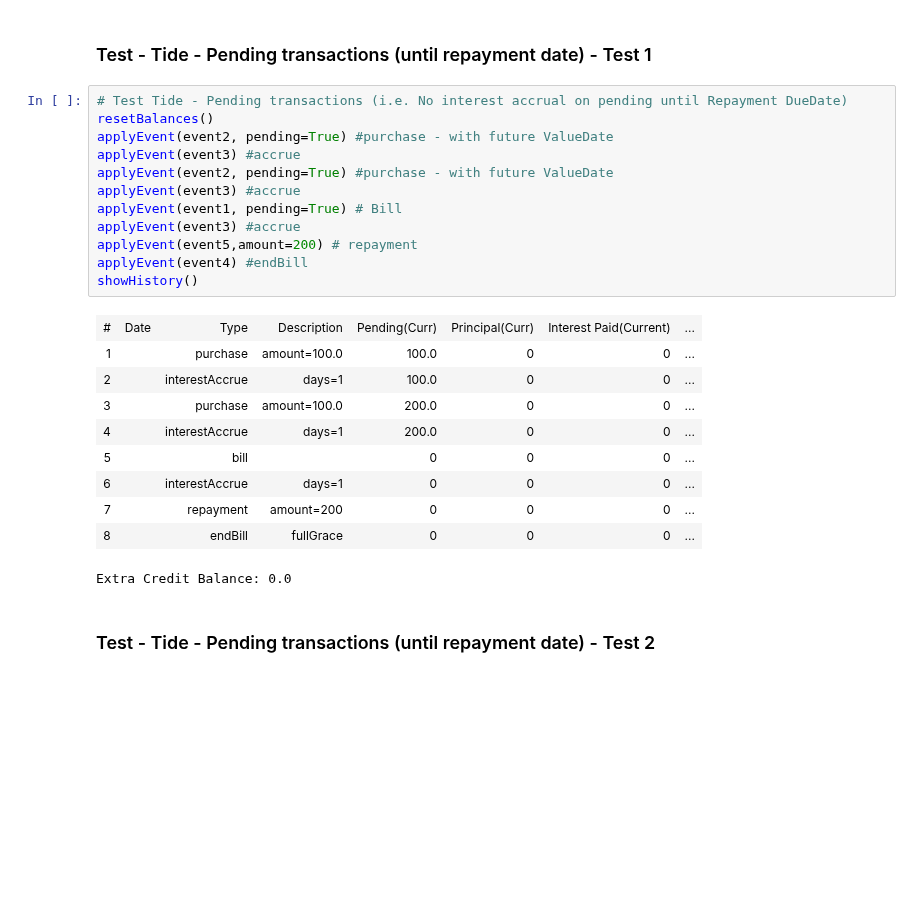
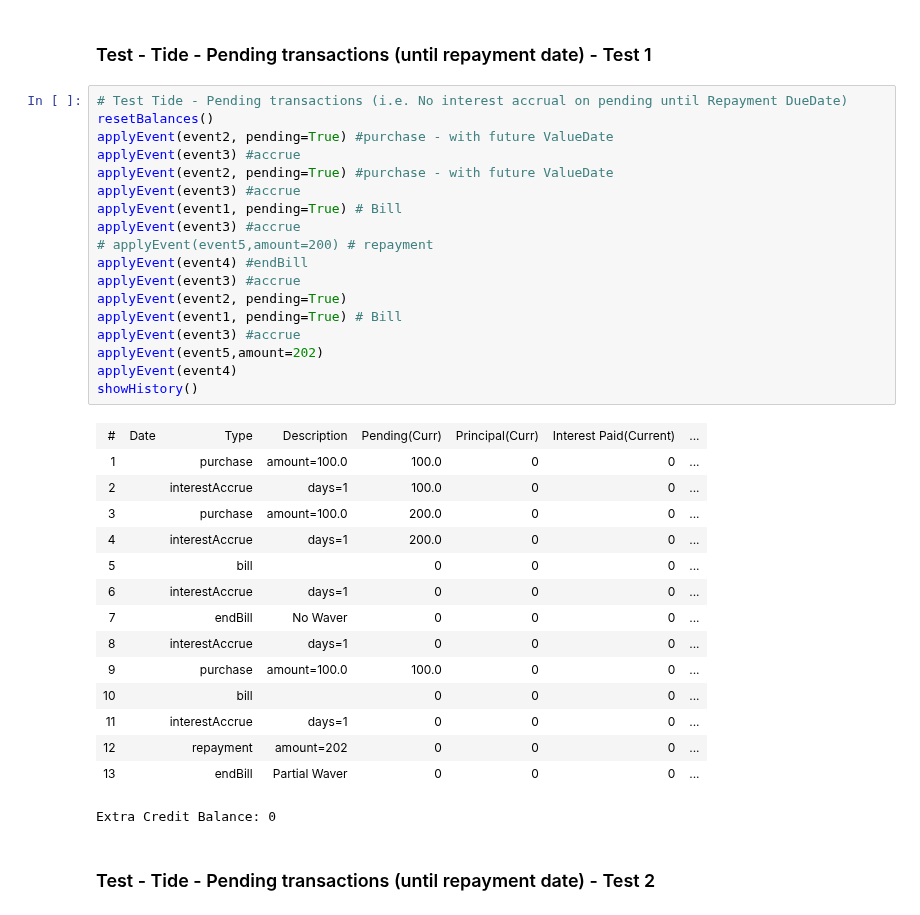
Before and after one commit to mkersh/MambuAPINotebook, a Jupyter notebook: credit-card interest wavering.ipynb, the cells around one changed output. Drawn from its saved outputs; the diff is of its cells as text; blank space fills up the shorter version.

```diff
--- a/credit-card interest wavering.ipynb
+++ b/credit-card interest wavering.ipynb
@@ -578,26 +578,37 @@ Extra Credit Balance: 0.0
 # %%
 # Test Tide - Pending transactions (i.e. No interest accrual on pending until Repayment DueDate)
 resetBalances()
 applyEvent(event2, pending=True) #purchase - with future ValueDate
 applyEvent(event3) #accrue
 applyEvent(event2, pending=True) #purchase - with future ValueDate
 applyEvent(event3) #accrue
 applyEvent(event1, pending=True) # Bill
 applyEvent(event3) #accrue
-applyEvent(event5,amount=200) # repayment
+# applyEvent(event5,amount=200) # repayment
 applyEvent(event4) #endBill
+applyEvent(event3) #accrue
+applyEvent(event2, pending=True)
+applyEvent(event1, pending=True) # Bill
+applyEvent(event3) #accrue
+applyEvent(event5,amount=202)
+applyEvent(event4)
 showHistory()
 # %% [output]
 | # | Date | Type | Description | Pending(Curr) | Principal(Curr) | Interest Paid(Current) | ... |
 | 1 |  | purchase | amount=100.0 | 100.0 | 0 | 0 | ... |
 | 2 |  | interestAccrue | days=1 | 100.0 | 0 | 0 | ... |
 | 3 |  | purchase | amount=100.0 | 200.0 | 0 | 0 | ... |
 | 4 |  | interestAccrue | days=1 | 200.0 | 0 | 0 | ... |
 | 5 |  | bill |  | 0 | 0 | 0 | ... |
 | 6 |  | interestAccrue | days=1 | 0 | 0 | 0 | ... |
-| 7 |  | repayment | amount=200 | 0 | 0 | 0 | ... |
-| 8 |  | endBill | fullGrace | 0 | 0 | 0 | ... |
+| 7 |  | endBill | No Waver | 0 | 0 | 0 | ... |
+| 8 |  | interestAccrue | days=1 | 0 | 0 | 0 | ... |
+| 9 |  | purchase | amount=100.0 | 100.0 | 0 | 0 | ... |
+| 10 |  | bill |  | 0 | 0 | 0 | ... |
+| 11 |  | interestAccrue | days=1 | 0 | 0 | 0 | ... |
+| 12 |  | repayment | amount=202 | 0 | 0 | 0 | ... |
+| 13 |  | endBill | Partial Waver | 0 | 0 | 0 | ... |
-Extra Credit Balance: 0.0
+Extra Credit Balance: 0
 # %% [markdown]
 ### Test - Tide - Pending transactions (until repayment date) - Test 2
 # %%
```
Also changed, not shown: 8 other files.
